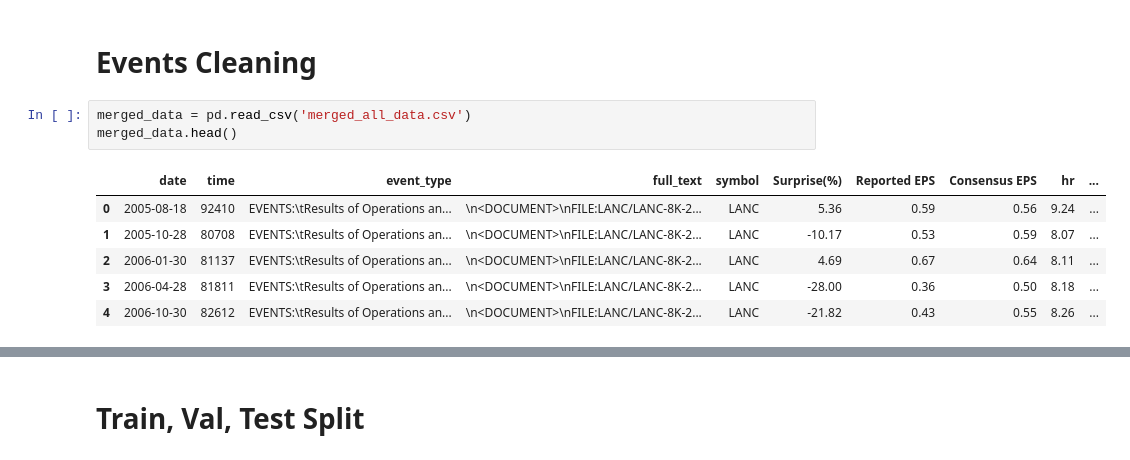
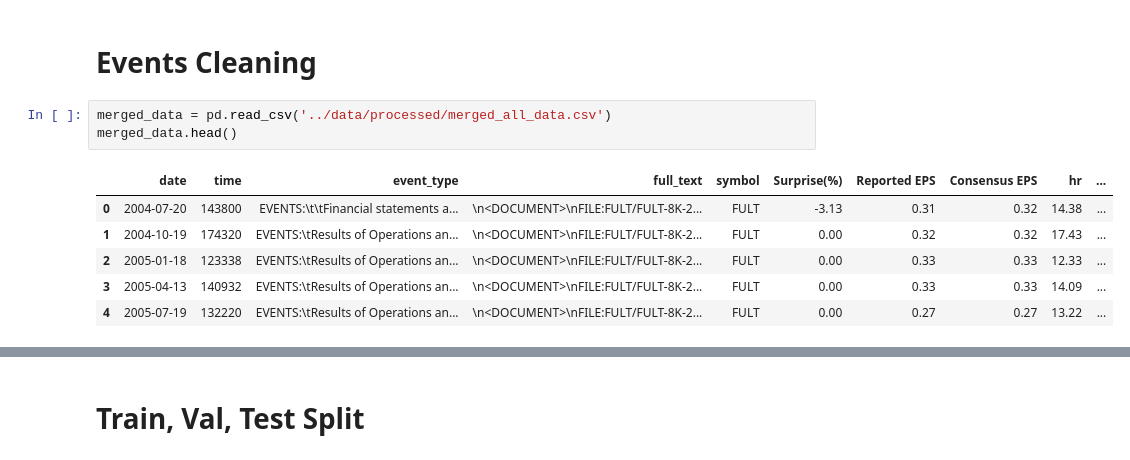
Before and after one commit to shy218/dsc180-project, a Jupyter notebook: notebooks/feature_encoding.ipynb, the cells around one changed output, grey strips where cells are left out. Drawn from its saved outputs; the diff is of its cells as text.

```diff
--- a/notebooks/feature_encoding.ipynb
+++ b/notebooks/feature_encoding.ipynb
@@ -9,14 +9,14 @@ from sklearn.model_selection import train_test_split
 # %% [markdown]
 # Events Cleaning
 # %%
-merged_data = pd.read_csv('merged_all_data.csv')
+merged_data = pd.read_csv('../data/processed/merged_all_data.csv')
 merged_data.head()
 # %% [output]
 |  | date | time | event_type | full_text | symbol | Surprise(%) | Reported EPS | Consensus EPS | hr | ... |
-| 0 | 2005-08-18 | 92410 | EVENTS:\tResults of Operations an... | \n<DOCUMENT>\nFILE:LANC/LANC-8K-2... | LANC | 5.36 | 0.59 | 0.56 | 9.24 | ... |
-| 1 | 2005-10-28 | 80708 | EVENTS:\tResults of Operations an... | \n<DOCUMENT>\nFILE:LANC/LANC-8K-2... | LANC | -10.17 | 0.53 | 0.59 | 8.07 | ... |
-| 2 | 2006-01-30 | 81137 | EVENTS:\tResults of Operations an... | \n<DOCUMENT>\nFILE:LANC/LANC-8K-2... | LANC | 4.69 | 0.67 | 0.64 | 8.11 | ... |
-| 3 | 2006-04-28 | 81811 | EVENTS:\tResults of Operations an... | \n<DOCUMENT>\nFILE:LANC/LANC-8K-2... | LANC | -28.00 | 0.36 | 0.50 | 8.18 | ... |
-| 4 | 2006-10-30 | 82612 | EVENTS:\tResults of Operations an... | \n<DOCUMENT>\nFILE:LANC/LANC-8K-2... | LANC | -21.82 | 0.43 | 0.55 | 8.26 | ... |
+| 0 | 2004-07-20 | 143800 | EVENTS:\t\tFinancial statements a... | \n<DOCUMENT>\nFILE:FULT/FULT-8K-2... | FULT | -3.13 | 0.31 | 0.32 | 14.38 | ... |
+| 1 | 2004-10-19 | 174320 | EVENTS:\tResults of Operations an... | \n<DOCUMENT>\nFILE:FULT/FULT-8K-2... | FULT | 0.00 | 0.32 | 0.32 | 17.43 | ... |
+| 2 | 2005-01-18 | 123338 | EVENTS:\tResults of Operations an... | \n<DOCUMENT>\nFILE:FULT/FULT-8K-2... | FULT | 0.00 | 0.33 | 0.33 | 12.33 | ... |
+| 3 | 2005-04-13 | 140932 | EVENTS:\tResults of Operations an... | \n<DOCUMENT>\nFILE:FULT/FULT-8K-2... | FULT | 0.00 | 0.33 | 0.33 | 14.09 | ... |
+| 4 | 2005-07-19 | 132220 | EVENTS:\tResults of Operations an... | \n<DOCUMENT>\nFILE:FULT/FULT-8K-2... | FULT | 0.00 | 0.27 | 0.27 | 13.22 | ... |
 # %%
 def event_clean(text):
```
Also changed, not shown: parts of 23 cells of this notebook, 2 other files.
